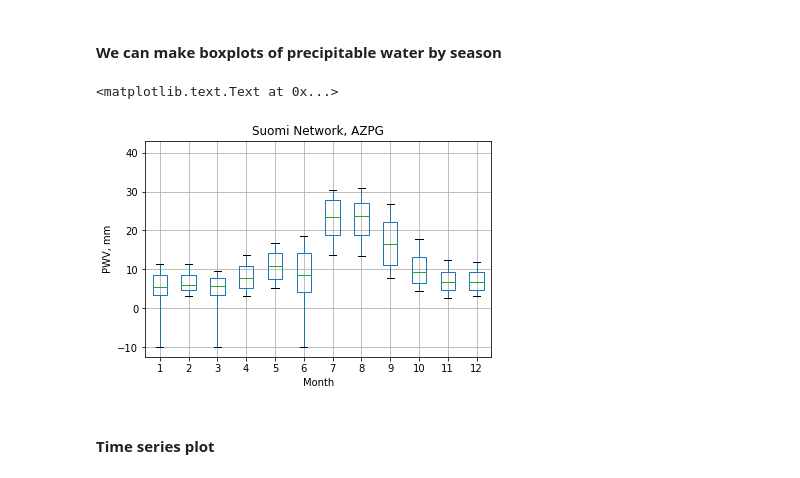
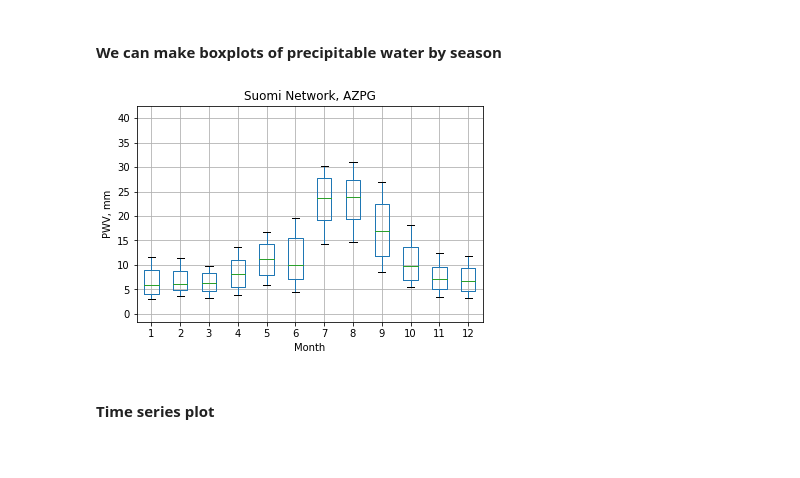
Before and after one commit to XiaogangHe/Princeton-CEE306, a Jupyter notebook: Assignment-02/PyScripts/Precipitable-Water.ipynb, the cells around one changed output. Drawn from its saved outputs; the diff is of its cells as text; code cells hidden in the pictures.

Commit message:
Add the scatter plot and remove the non-valid values

```diff
--- a/Assignment-02/PyScripts/Precipitable-Water.ipynb
+++ b/Assignment-02/PyScripts/Precipitable-Water.ipynb
@@ -35,3 +35,4 @@ dff = pd.concat(dff, axis=0)
 dff['datetime'] = pd.to_datetime(dff['date'])
 dff['month'] = dff['datetime'].dt.month
 dff = dff.set_index('datetime')
+dff = dff[dff['pwv'] > 0]    # Select valid values
@@ -61,15 +48,14 @@ dff
 #### We can make boxplots of precipitable water by season
 # %%
 dff.boxplot('pwv', by=dff.month, whis=[10,90], sym=' ')
+plt.xlabel('Month')
 plt.ylabel('PWV, mm')
-plt.xlabel('Month')
 plt.title('Suomi Network, AZPG')
 plt.suptitle("")
-#fname='../Figures/PWV_seasonal.pdf'
-#plt.savefig(fname)
+fname='../Figures/PWV_seasonal.pdf'
+plt.savefig(fname)
 # %% [output]
-<matplotlib.text.Text at 0x...>
-[figure, old version]
+[figure, new version]
 # %% [markdown]
 #### Time series plot
 # %%
```
Also changed, not shown: parts of 4 cells of this notebook.
